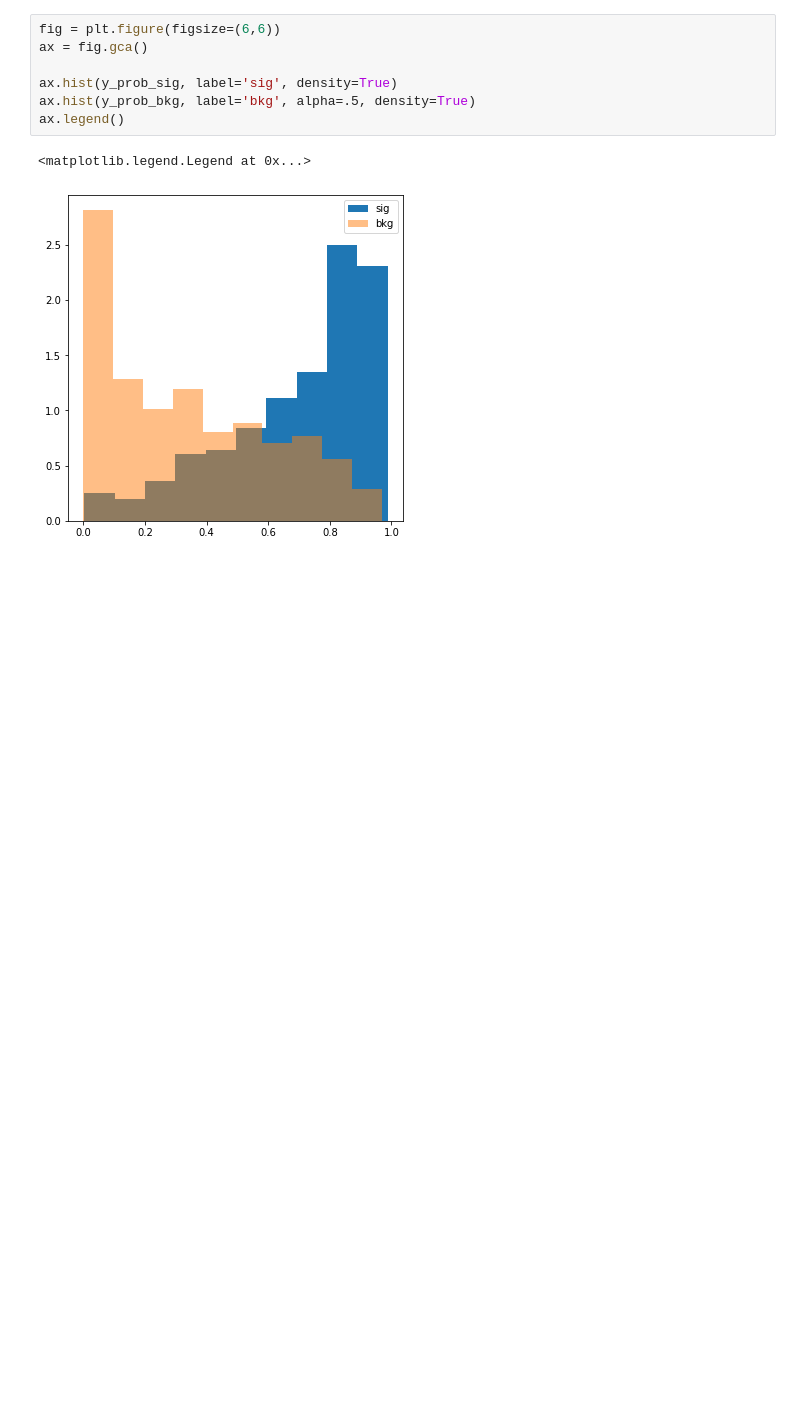
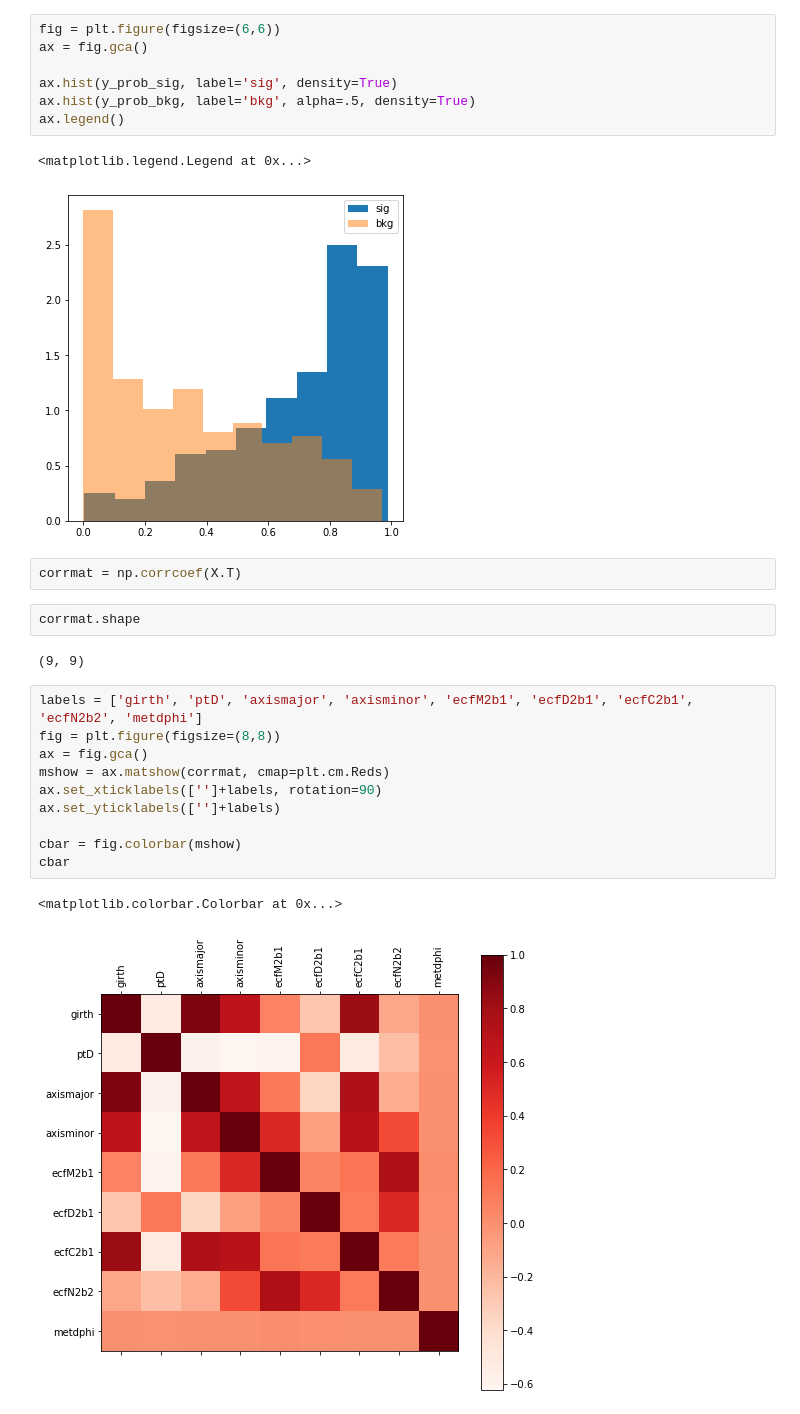
Before and after one commit to snabili/svj-bdt, a Jupyter notebook: bdt.ipynb, the cells around one changed output. Cells and saved outputs as stored; diff of their text form; blank space fills up the shorter version.

```diff
--- a/bdt.ipynb
+++ b/bdt.ipynb
@@ -121,3 +121,22 @@ ax.legend()
 # %% [output]
 <matplotlib.legend.Legend at 0x...>
 [figure]
+# %%
+corrmat = np.corrcoef(X.T)
+# %%
+corrmat.shape
+# %% [output]
+(9, 9)
+# %%
+labels = ['girth', 'ptD', 'axismajor', 'axisminor', 'ecfM2b1', 'ecfD2b1', 'ecfC2b1', 'ecfN2b2', 'metdphi']
+fig = plt.figure(figsize=(8,8))
+ax = fig.gca()
+mshow = ax.matshow(corrmat, cmap=plt.cm.Reds)
+ax.set_xticklabels(['']+labels, rotation=90)
+ax.set_yticklabels(['']+labels)
+
+cbar = fig.colorbar(mshow)
+cbar
+# %% [output]
+<matplotlib.colorbar.Colorbar at 0x...>
+[figure, added]
```
Also changed, not shown: parts of 2 cells of this notebook.
